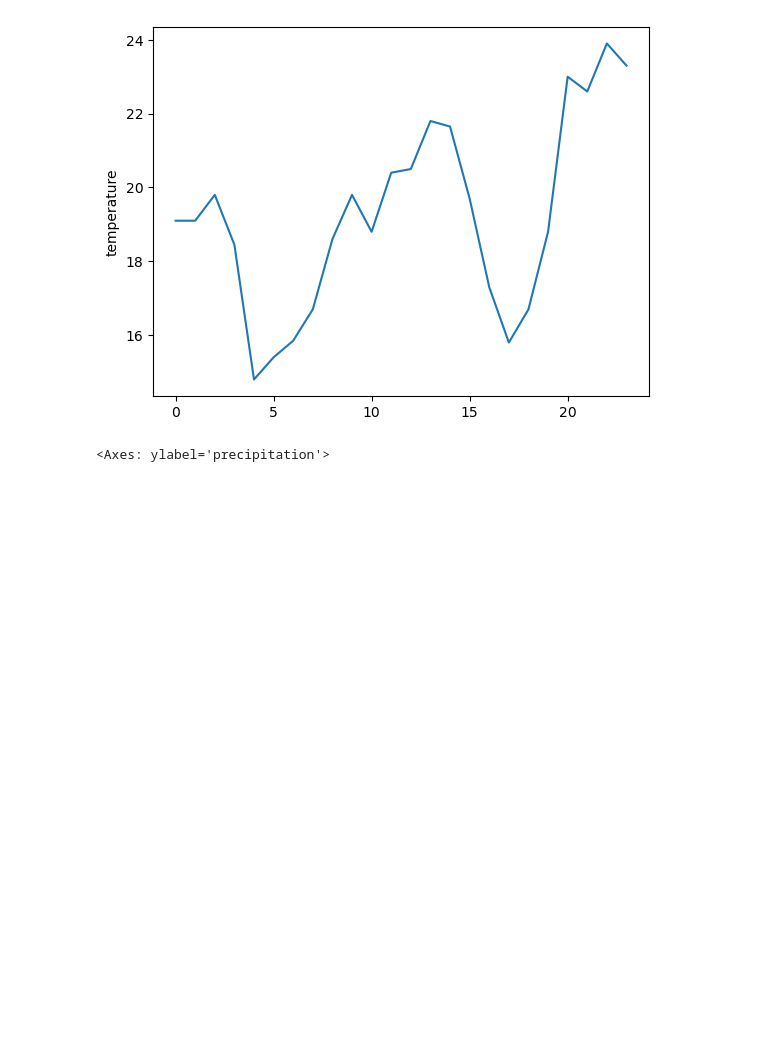
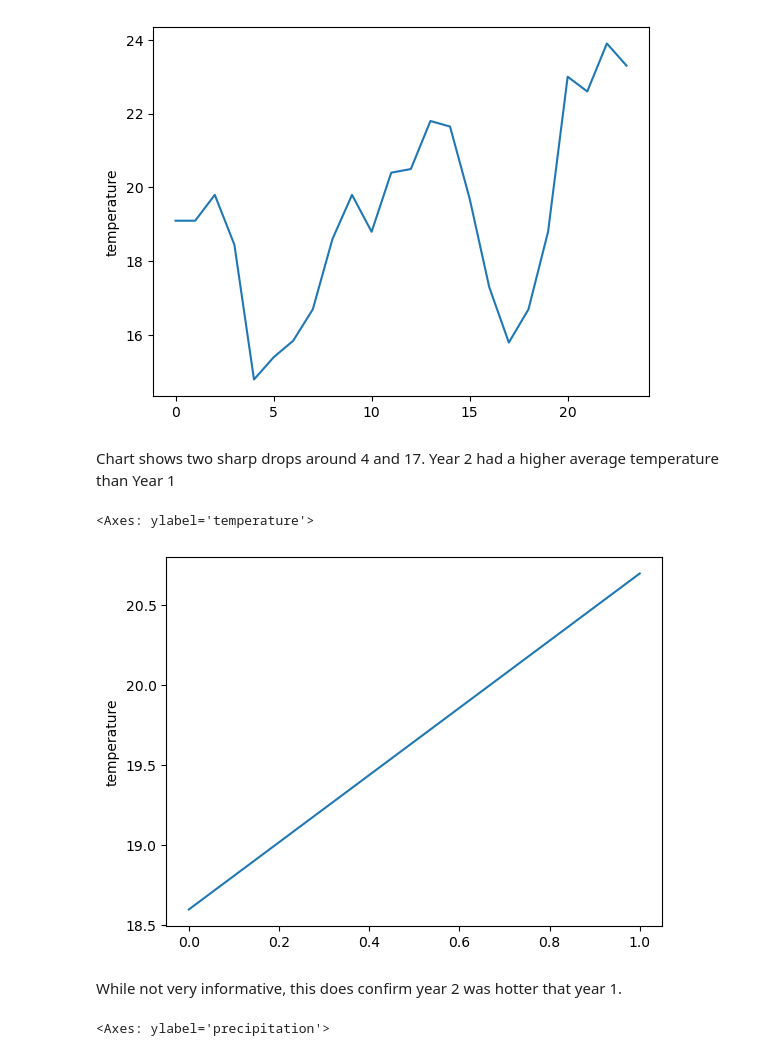
Before and after one commit to theslater11/WeatherDataMG, a Jupyter notebook: weather_api/notebooks/explore_weather.ipynb, the cells around one changed output. Cells and saved outputs as stored; diff of their text form; code cells hidden in the pictures; blank space fills up the shorter version.

```diff
--- a/weather_api/notebooks/explore_weather.ipynb
+++ b/weather_api/notebooks/explore_weather.ipynb
@@ -21,6 +14,16 @@ sns.lineplot(monthly["temperature"])
 # %% [output]
 <Axes: ylabel='temperature'>
 [figure]
+# %% [markdown]
+Chart shows two sharp drops around 4 and 17.
+Year 2 had a higher average temperature than Year 1
+# %%
+sns.lineplot(yearly["temperature"])
+# %% [output]
+<Axes: ylabel='temperature'>
+[figure, added]
+# %% [markdown]
+While not very informative, this does confirm year 2 was hotter that year 1.
 # %%
 sns.lineplot(monthly["precipitation"])
 # %% [output]
```
Also changed, not shown: parts of 18 cells of this notebook, 3 other files.
